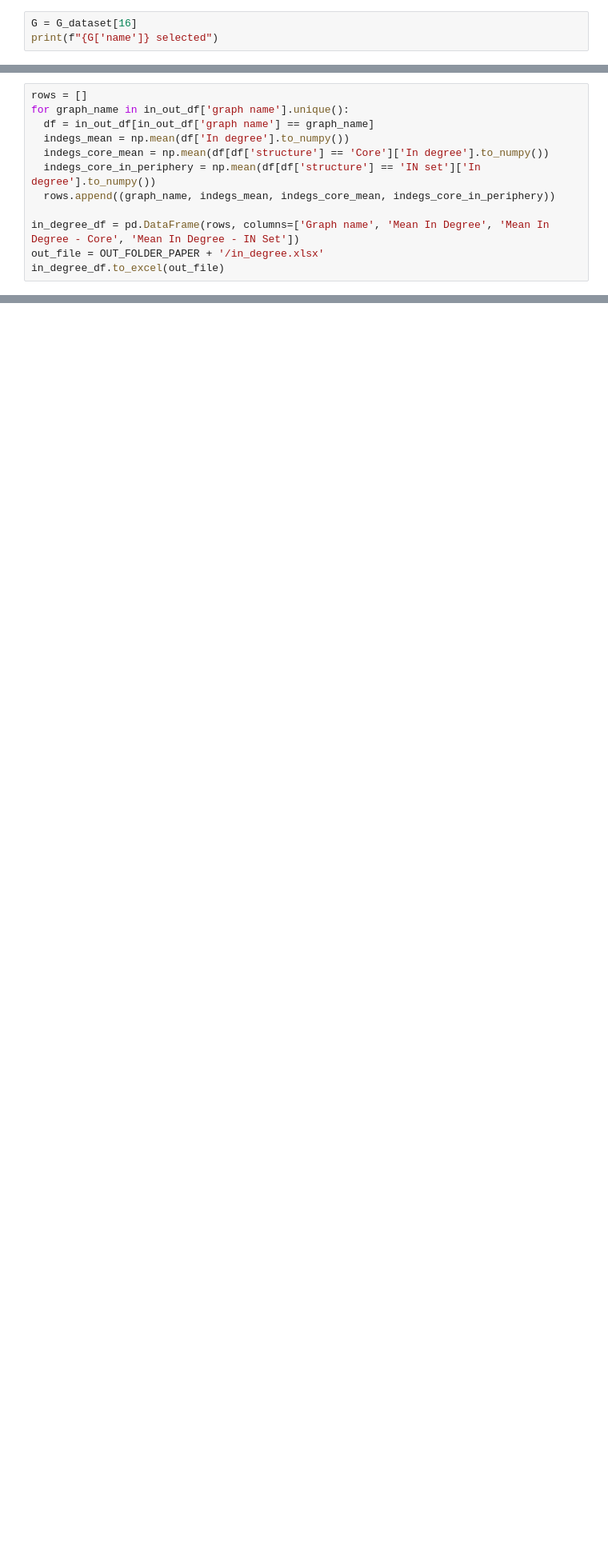
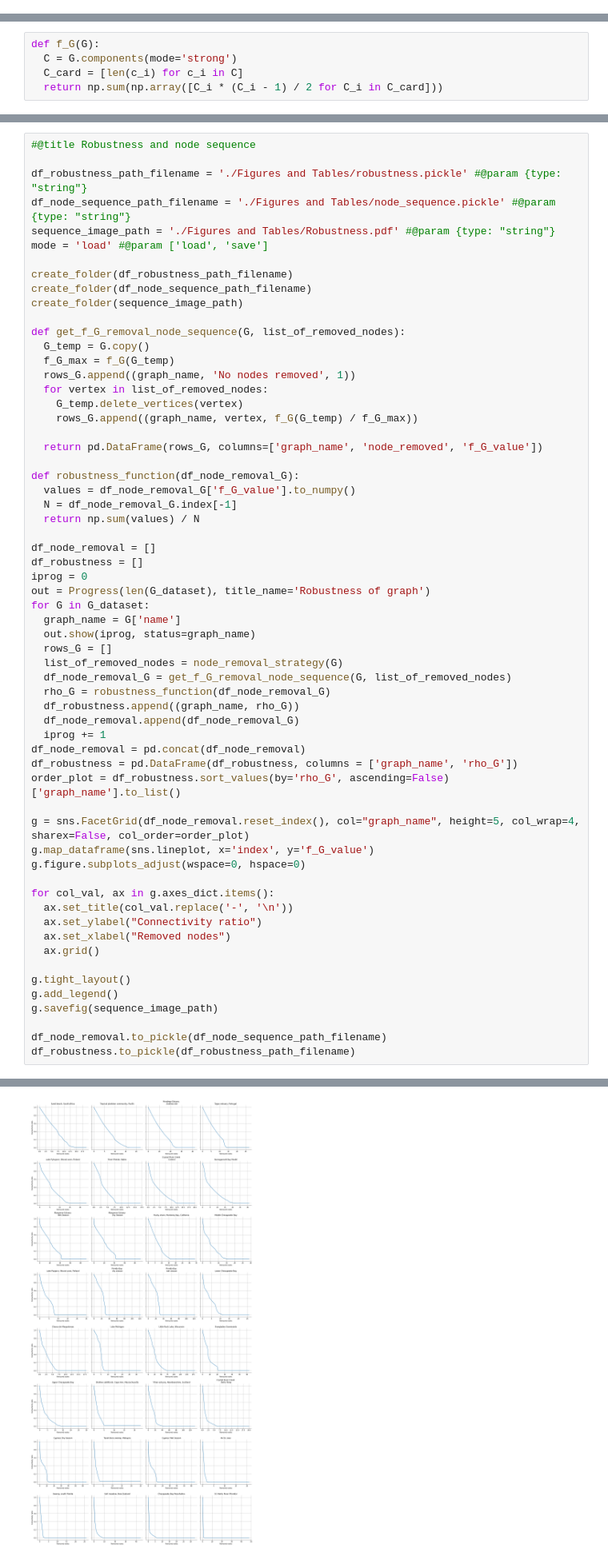
Before and after one commit to davidetorre92/AquaNet, a Jupyter notebook: Robustness_and_structure_of_food_webs.ipynb, the cells around one changed output, grey strips where cells are left out. Shown at 80% size. Drawn from its saved outputs; the diff is of its cells as text; blank space fills up the shorter version.

```diff
--- a/Robustness_and_structure_of_food_webs.ipynb
+++ b/Robustness_and_structure_of_food_webs.ipynb
@@ -917,3 +0,0 @@ fig.savefig("/content/gensd_vulsd.pdf")
-# %%
-G = G_dataset[16]
-print(f"{G['name']} selected")
@@ -1288,12 +0,0 @@ in_degree_df.to_excel(out_file)
-# %%
-rows = []
-for graph_name in in_out_df['graph name'].unique():
-  df = in_out_df[in_out_df['graph name'] == graph_name]
-  indegs_mean = np.mean(df['In degree'].to_numpy())
-  indegs_core_mean = np.mean(df[df['structure'] == 'Core']['In degree'].to_numpy())
-  indegs_core_in_periphery = np.mean(df[df['structure'] == 'IN set']['In degree'].to_numpy())
-  rows.append((graph_name, indegs_mean, indegs_core_mean, indegs_core_in_periphery))
-
-in_degree_df = pd.DataFrame(rows, columns=['Graph name', 'Mean In Degree', 'Mean In Degree - Core', 'Mean In Degree - IN Set'])
-out_file = OUT_FOLDER_PAPER + '/in_degree.xlsx'
-in_degree_df.to_excel(out_file)
@@ -1334,0 +79,5 @@ gen_df.to_excel(out_file)
+# %%
+def f_G(G):
+  C = G.components(mode='strong')
+  C_card = [len(c_i) for c_i in C]
+  return np.sum(np.array([C_i * (C_i - 1) / 2 for C_i in C_card]))
@@ -1334,0 +364,62 @@ gen_df.to_excel(out_file)
+# %%
+#@title Robustness and node sequence
+
+df_robustness_path_filename = './Figures and Tables/robustness.pickle' #@param {type: "string"}
+df_node_sequence_path_filename = './Figures and Tables/node_sequence.pickle' #@param {type: "string"}
+sequence_image_path = './Figures and Tables/Robustness.pdf' #@param {type: "string"}
+mode = 'load' #@param ['load', 'save']
+
+create_folder(df_robustness_path_filename)
+create_folder(df_node_sequence_path_filename)
+create_folder(sequence_image_path)
+
+def get_f_G_removal_node_sequence(G, list_of_removed_nodes):
+  G_temp = G.copy()
+  f_G_max = f_G(G_temp)
+  rows_G.append((graph_name, 'No nodes removed', 1))
+  for vertex in list_of_removed_nodes:
+    G_temp.delete_vertices(vertex)
+    rows_G.append((graph_name, vertex, f_G(G_temp) / f_G_max))
+
+  return pd.DataFrame(rows_G, columns=['graph_name', 'node_removed', 'f_G_value'])
+
+def robustness_function(df_node_removal_G):
+  values = df_node_removal_G['f_G_value'].to_numpy()
+  N = df_node_removal_G.index[-1]
+  return np.sum(values) / N
+
+df_node_removal = []
+df_robustness = []
+iprog = 0
+out = Progress(len(G_dataset), title_name='Robustness of graph')
+for G in G_dataset:
+  graph_name = G['name']
+  out.show(iprog, status=graph_name)
+  rows_G = []
+  list_of_removed_nodes = node_removal_strategy(G)
+  df_node_removal_G = get_f_G_removal_node_sequence(G, list_of_removed_nodes)
+  rho_G = robustness_function(df_node_removal_G)
+  df_robustness.append((graph_name, rho_G))
+  df_node_removal.append(df_node_removal_G)
+  iprog += 1
+df_node_removal = pd.concat(df_node_removal)
+df_robustness = pd.DataFrame(df_robustness, columns = ['graph_name', 'rho_G'])
+order_plot = df_robustness.sort_values(by='rho_G', ascending=False)['graph_name'].to_list()
+
+g = sns.FacetGrid(df_node_removal.reset_index(), col="graph_name", height=5, col_wrap=4, sharex=False, col_order=order_plot)
+g.map_dataframe(sns.lineplot, x='index', y='f_G_value')
+g.figure.subplots_adjust(wspace=0, hspace=0)
+
+for col_val, ax in g.axes_dict.items():
+  ax.set_title(col_val.replace('-', '\n'))
+  ax.set_ylabel("Connectivity ratio")
+  ax.set_xlabel("Removed nodes")
+  ax.grid()
+
+g.tight_layout()
+g.add_legend()
+g.savefig(sequence_image_path)
+
+df_node_removal.to_pickle(df_node_sequence_path_filename)
+df_robustness.to_pickle(df_robustness_path_filename)
+# %% [output]
@@ -1334,0 +427 @@ gen_df.to_excel(out_file)
+[figure, added]
```
Also changed, not shown: parts of 75 cells of this notebook.
